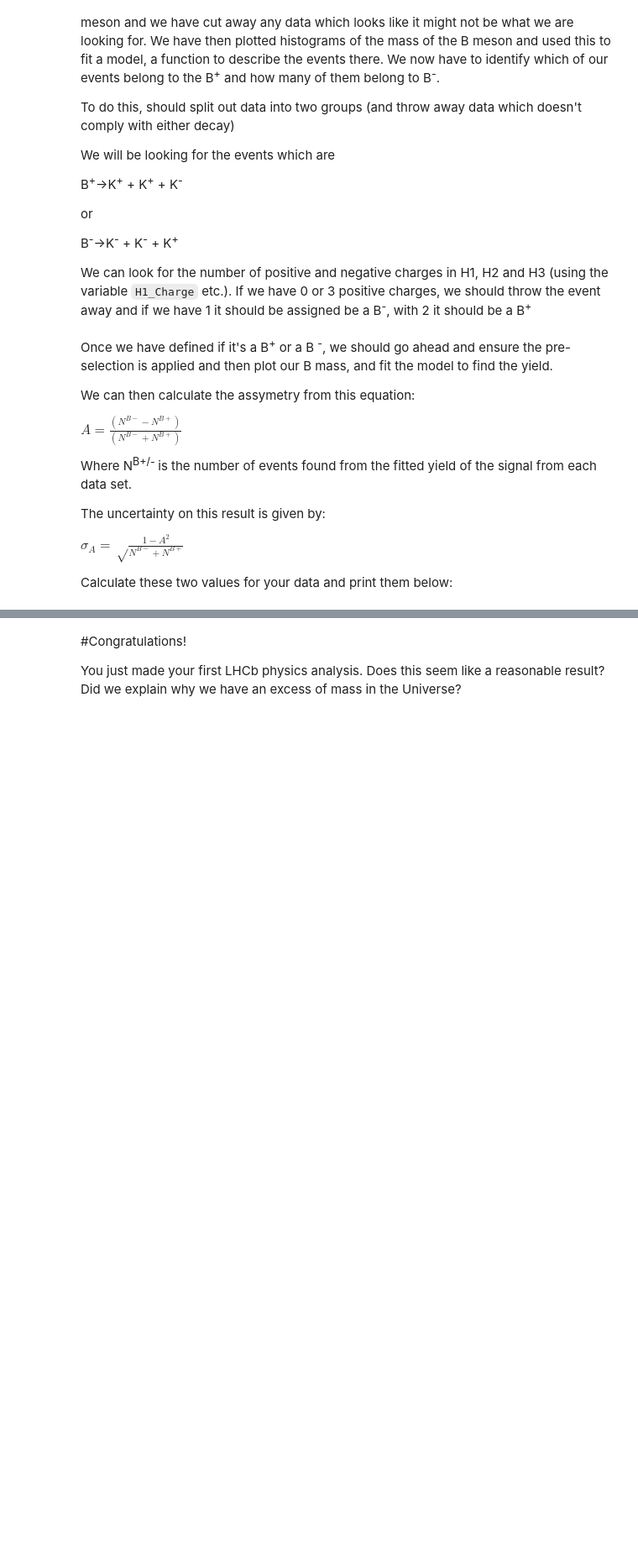
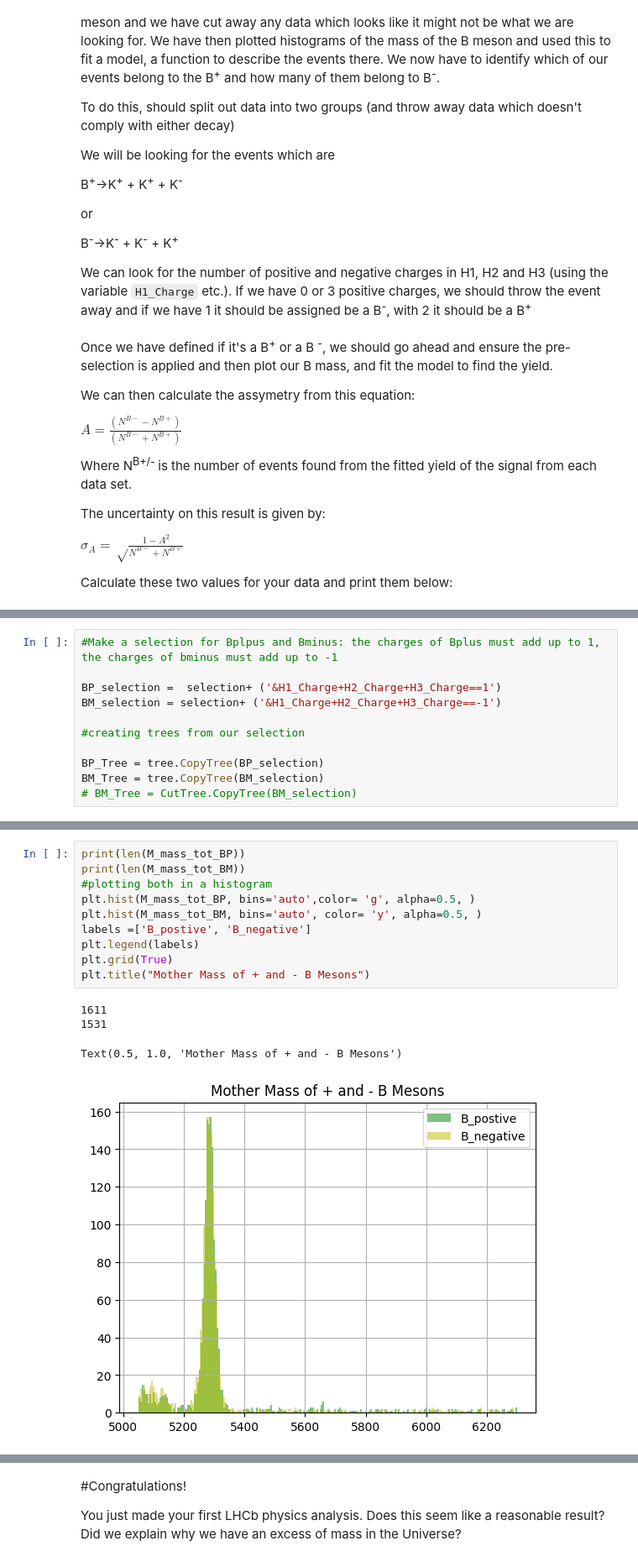
Before and after one commit to SmrithiCh/PRA3024-, a Jupyter notebook: PRA3024_Particle_Physics_W4.ipynb, the cells around one changed output, grey strips where cells are left out. Shown: that part at 84% size. Drawn from its saved outputs; the diff is of its cells as text; blank space fills up the shorter version.

```diff
--- a/PRA3024_Particle_Physics_W4.ipynb
+++ b/PRA3024_Particle_Physics_W4.ipynb
@@ -670,0 +682,11 @@ Calculate these two values for your data and print them below:
+# %%
+#Make a selection for Bplpus and Bminus: the charges of Bplus must add up to 1, the charges of bminus must add up to -1
+
+BP_selection =  selection+ ('&H1_Charge+H2_Charge+H3_Charge==1')
+BM_selection = selection+ ('&H1_Charge+H2_Charge+H3_Charge==-1')
+
+#creating trees from our selection
+
+BP_Tree = tree.CopyTree(BP_selection)
+BM_Tree = tree.CopyTree(BM_selection)
+# BM_Tree = CutTree.CopyTree(BM_selection)
@@ -670,0 +795,15 @@ Calculate these two values for your data and print them below:
+# %%
+print(len(M_mass_tot_BP))
+print(len(M_mass_tot_BM))
+#plotting both in a histogram
+plt.hist(M_mass_tot_BP, bins='auto',color= 'g', alpha=0.5, )
+plt.hist(M_mass_tot_BM, bins='auto', color= 'y', alpha=0.5, )
+labels =['B_postive', 'B_negative']
+plt.legend(labels)
+plt.grid(True)
+plt.title("Mother Mass of + and - B Mesons")
+# %% [output]
+1611
+1531
+Text(0.5, 1.0, 'Mother Mass of + and - B Mesons')
+[figure, added]
```
Also changed, not shown: parts of 10 cells of this notebook.
